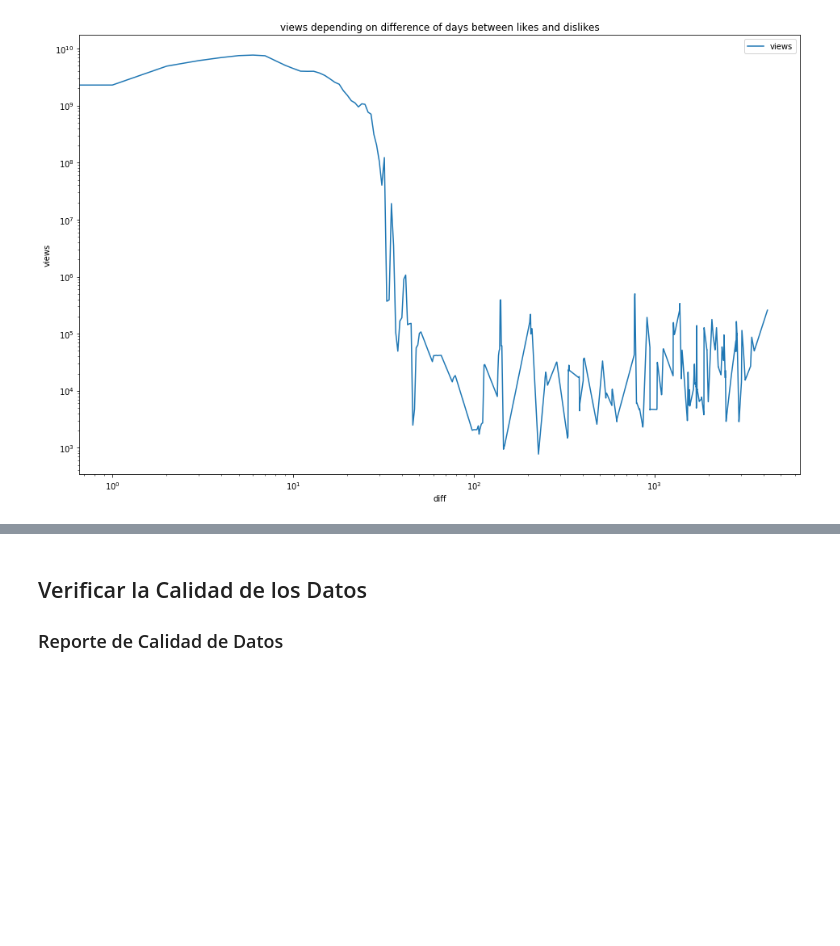
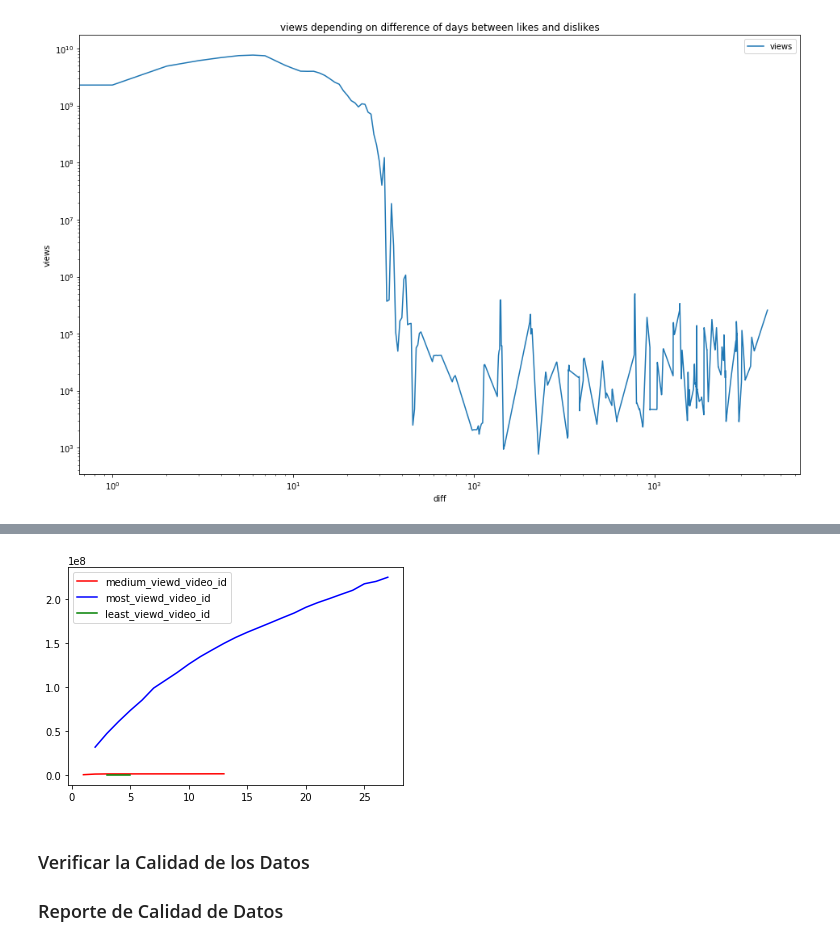
Before and after one commit to BlancoSebastianEzequiel/7750-TPFinal, a Jupyter notebook: src/analisis.ipynb, the cells around one changed output, grey strips where cells are left out. Saved outputs shown, nothing was run; the diff lists cells and outputs as text; code cells hidden in the pictures; blank space fills up the shorter version.

```diff
--- a/src/analisis.ipynb
+++ b/src/analisis.ipynb
@@ -184,5 +205,39 @@ graph
+# %%
+videos_progress = videos.copy(deep=True)
+
+idx = videos_progress['views'].idxmax()
+most_viewd_video_id = videos_progress['video_id'][idx]
+
+idx = videos_progress['views'].idxmin()
+least_viewd_video_id = videos_progress['video_id'][idx]
+
+size = len(videos_progress)
+videos_progress.sort_values(by='views', inplace=True)
+medium_viewd_video_id = videos_progress['video_id'][size/2]
+
+videos_progress = videos_progress[(videos_progress['video_id'] == most_viewd_video_id) | (videos_progress['video_id'] == medium_viewd_video_id) | (videos_progress['video_id'] == least_viewd_video_id)]
+
+videos_progress['diff'] = videos_progress['trending_date'] - videos_progress['publish_time']
+videos_progress['diff'] = videos_progress['diff'].map(lambda x: x.days)
+videos_progress = videos_progress.loc[:, ['video_id', 'views', 'diff']]
+colors = {
+    most_viewd_video_id: 'b-',
+    medium_viewd_video_id: 'r-',
+    least_viewd_video_id: 'g-'
+}
+labels = {
+    most_viewd_video_id: 'most_viewd_video_id',
+    medium_viewd_video_id: 'medium_viewd_video_id',
+    least_viewd_video_id: 'least_viewd_video_id'
+}
+for key, grp in videos_progress.groupby(['video_id']):
+    plt.plot(grp['diff'], grp['views'], colors[key], label=labels[key])
+plt.legend(loc='best')
+plt.show()
+# %% [output]
+[figure, added]
 # %% [markdown]
-## Verificar la Calidad de los Datos
+### Verificar la Calidad de los Datos
 
 ### Reporte de Calidad de Datos
 # %%
```
Also changed, not shown: parts of 4 cells of this notebook.
